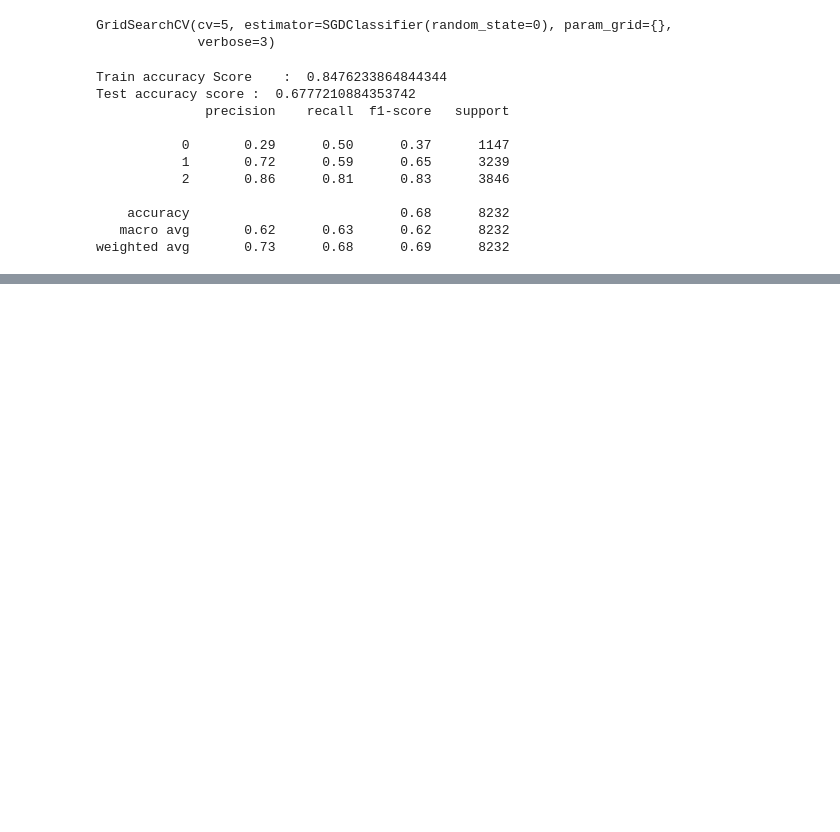
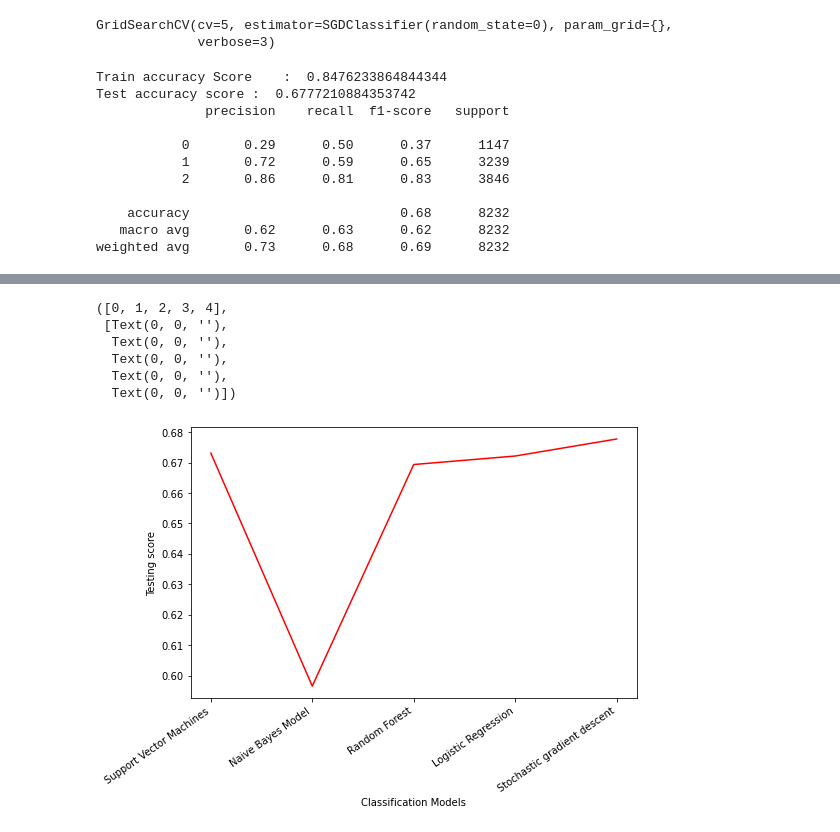
Before and after one commit to Nikkiie/Covid-tweet-sentiment-analysis-Classification, a Jupyter notebook: Covid_19_Tweet_Analysis.ipynb, the cells around one changed output, grey strips where cells are left out. Saved outputs shown, nothing was run; the diff lists cells and outputs as text; code cells hidden in the pictures; blank space fills up the shorter version.

```diff
--- a/Covid_19_Tweet_Analysis.ipynb
+++ b/Covid_19_Tweet_Analysis.ipynb
@@ -1025,0 +1034,3 @@ weighted avg       0.73      0.68      0.69      8232
+# %%
+model_performance = pd.DataFrame({'Classification Models': ['Support Vector Machines', 'Naive Bayes Model', 'Random Forest', 'Logistic Regression','Stochastic gradient descent'],'Testing score': [ svm_accuracy, naive_accuracy, test_accuracy1, lr_accuracy, sgd_accuracy,]})
+model_performance.sort_values(by='Testing score', ascending=False)
@@ -1025,0 +1044,13 @@ weighted avg       0.73      0.68      0.69      8232
+# %%
+# Creating plot between Test accuracy for all models used.
+plt.figure(figsize=(8,5))
+sns.lineplot(data = model_performance, x='Classification Models', y='Testing score', color='red')
+plt.xticks(rotation=35, ha='right')
+# %% [output]
+([0, 1, 2, 3, 4],
+ [Text(0, 0, ''),
+  Text(0, 0, ''),
+  Text(0, 0, ''),
+  Text(0, 0, ''),
+  Text(0, 0, '')])
+[figure, added]
```
Also changed, not shown: parts of 12 cells of this notebook.
